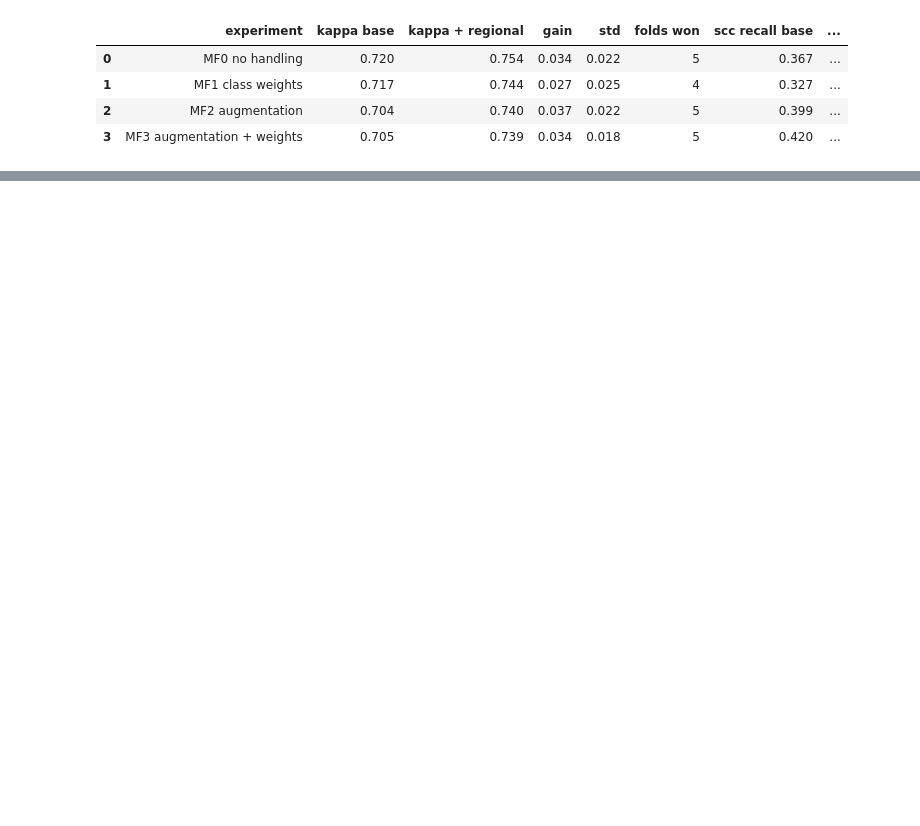
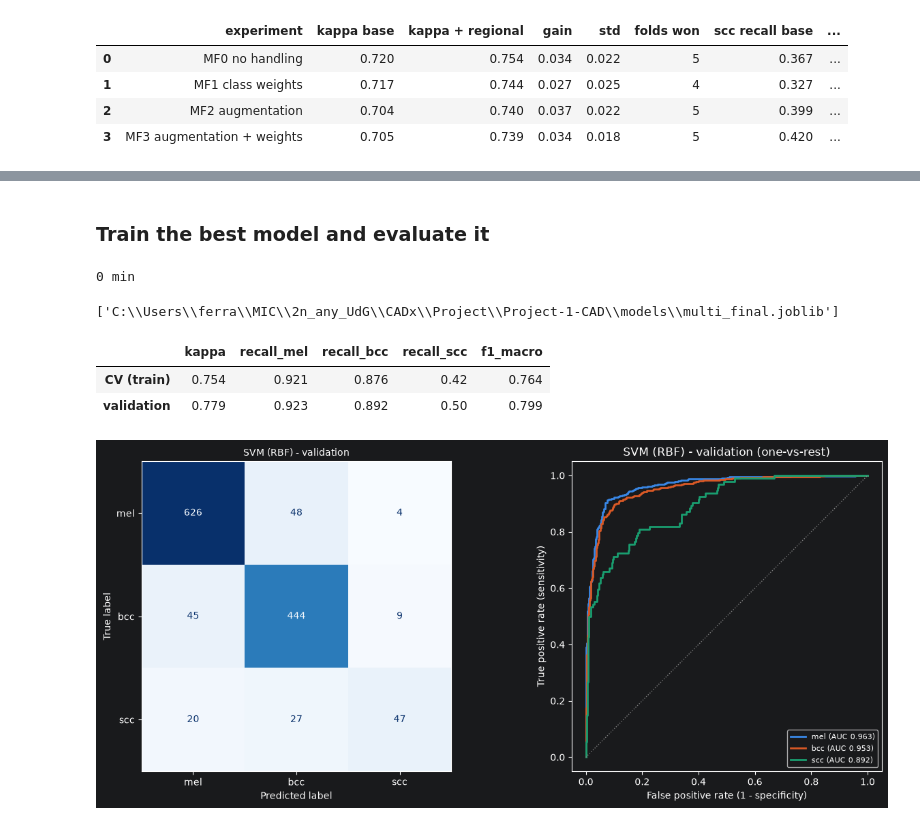
Before and after one commit to WillyWill20/Project-1-CAD, a Jupyter notebook: notebooks/multiclass-regional.ipynb, the cells around one changed output, grey strips where cells are left out. Saved outputs shown, nothing was run; the diff lists cells and outputs as text; code cells hidden in the pictures; blank space fills up the shorter version.

Commit message:
Final multiclass solution

```diff
--- a/notebooks/multiclass-regional.ipynb
+++ b/notebooks/multiclass-regional.ipynb
@@ -131,0 +175,10 @@ pd.DataFrame(rows).round(3)
+# %%
+metrics = list(MULTI_SCORING)
+svm_folds = (pd.read_csv(RESULTS_DIR / "multi_exp_regional_folds.csv")
+             .query("experiment == 'MF0 no handling'").sort_values("fold"))
+allf = pd.concat([svm_folds, ens_folds], ignore_index=True)
+display(allf.groupby("model", sort=False)[metrics].mean().round(3))
+
+for name, g in ens_folds.groupby("model", sort=False):
+    d = g.sort_values("fold")["kappa"].values - svm_folds["kappa"].values
+    print(f"{name} - SVM: kappa {d.mean():+.3f} ± {d.std(ddof=1):.3f}  (folds won: {(d > 0).sum()}/5)")
@@ -131,0 +193,39 @@ pd.DataFrame(rows).round(3)
+# %% [markdown]
+### Train the best model and evaluate it
+# %%
+CHOICE = "SVM (RBF)"          # "Soft voting", "Stacking (LogReg)" or "SVM (RBF)", decided from E3
+
+final = clone(base_models[CHOICE]) if CHOICE == "SVM (RBF)" else build_ensembles(base_models)[CHOICE]
+if CHOICE != "SVM (RBF)":
+    final.set_params(n_jobs=4)        # base models train in parallel
+start = time.perf_counter()
+final.fit(X_f1, y)
+print(f"{(time.perf_counter() - start) / 60:.0f} min")
+joblib.dump({"model": final, "model_name": CHOICE, "features": f1_cols, "class_names": MULTI_CLASS_NAMES},
+            MODELS_DIR / "multi_final.joblib")
+# %% [output]
+0 min
+['C:\\Users\\ferra\\MIC\\2n_any_UdG\\CADx\\Project\\Project-1-CAD\\models\\multi_final.joblib']
+# %%
+val = pd.read_csv(MULTI_FEATURES_VAL_CSV).merge(
+    pd.read_csv(MULTI_REGIONAL_VAL_CSV).drop(columns="label"), on="filename")
+X_val, y_val = val[f1_cols].values, val["label"].values
+
+res = pd.DataFrame({"CV (train)": allf[allf["model"] == CHOICE][metrics].mean(),
+                    "validation": pd.Series(evaluate(final, X_val, y_val, task="multiclass"))}).T.round(3)
+res.to_csv(RESULTS_DIR / "final_multiclass_validation.csv")
+display(res)
+
+scores = final.predict_proba(X_val) if hasattr(final, "predict_proba") else final.decision_function(X_val)
+fig, axes = plt.subplots(1, 2, figsize=(13, 5.5))
+plot_confusion(axes[0], y_val, final.predict(X_val), f"{CHOICE} - validation", class_names=MULTI_CLASS_NAMES.values())
+for label, name in MULTI_CLASS_NAMES.items():
+    plot_roc(axes[1], (y_val == label).astype(int), scores[:, label], name, MULTI_CLASS_COLORS[label])
+finish_roc(axes[1], f"{CHOICE} - validation (one-vs-rest)")
+plt.tight_layout()
+plt.show()
+# %% [output]
+|  | kappa | recall_mel | recall_bcc | recall_scc | f1_macro |
+| CV (train) | 0.754 | 0.921 | 0.876 | 0.42 | 0.764 |
+| validation | 0.779 | 0.923 | 0.892 | 0.50 | 0.799 |
+[figure, added]
```
Also changed, not shown: parts of 6 cells of this notebook, 3 other files.
